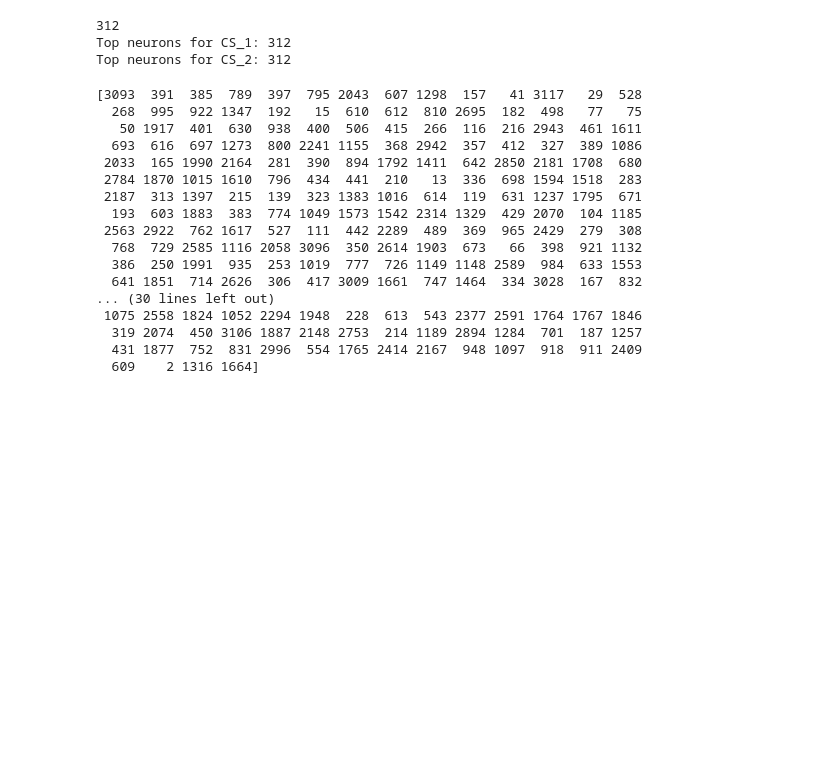
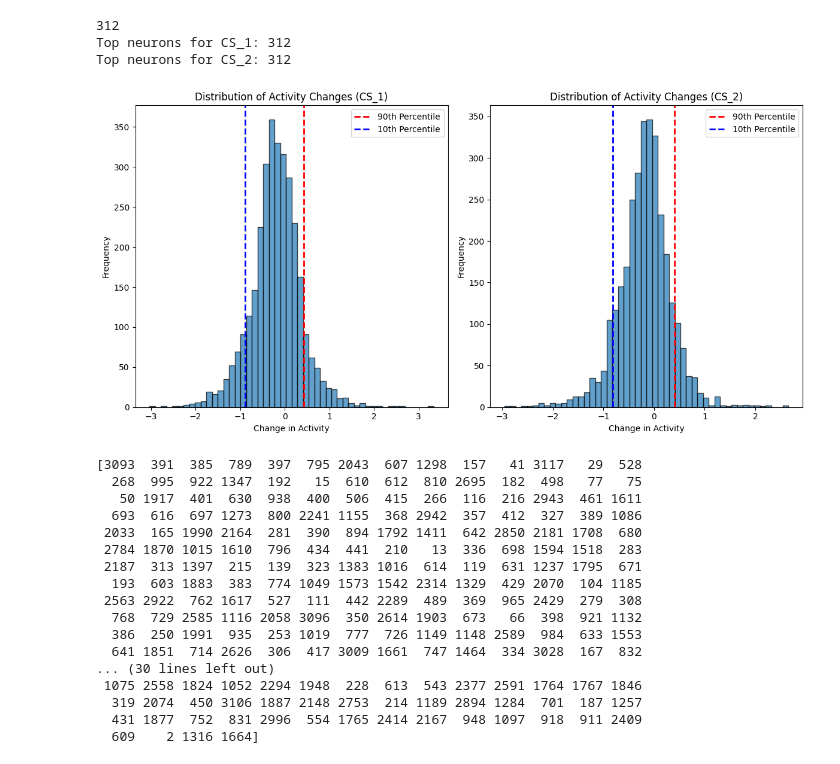
Before and after one commit to LheaLhea/representation_drift, a Jupyter notebook: direction_pred.ipynb, the cells around one changed output. Saved outputs shown, nothing was run; the diff lists cells and outputs as text; code cells hidden in the pictures; blank space fills up the shorter version.

```diff
--- a/direction_pred.ipynb
+++ b/direction_pred.ipynb
@@ -367,6 +367,34 @@ print("Top neurons for CS_2:", len(top_neurons_cs_2))
 312
 Top neurons for CS_1: 312
 Top neurons for CS_2: 312
+# %%
+# Plot the distributions
+plt.figure(figsize=(12, 6))
+
+# CS_1
+plt.subplot(1, 2, 1)
+plt.hist(change_cs_1, bins=50, alpha=0.7, edgecolor='black')
+plt.axvline(np.percentile(change_cs_1, 90), color='red', linestyle='dashed', linewidth=2, label='90th Percentile')
+plt.axvline(np.percentile(change_cs_1, 10), color='blue', linestyle='dashed', linewidth=2, label='10th Percentile')
+plt.title('Distribution of Activity Changes (CS_1)')
+plt.xlabel('Change in Activity')
+plt.ylabel('Frequency')
+plt.legend()
+
+# CS_2
+plt.subplot(1, 2, 2)
+plt.hist(change_cs_2, bins=50, alpha=0.7, edgecolor='black')
+plt.axvline(np.percentile(change_cs_2, 90), color='red', linestyle='dashed', linewidth=2, label='90th Percentile')
+plt.axvline(np.percentile(change_cs_2, 10), color='blue', linestyle='dashed', linewidth=2, label='10th Percentile')
+plt.title('Distribution of Activity Changes (CS_2)')
+plt.xlabel('Change in Activity')
+plt.ylabel('Frequency')
+plt.legend()
+
+plt.tight_layout()
+plt.show()
+# %% [output]
+[figure, added]
 # %%
 # Compute cumulative activity across all trials for each neuron
 cumulative_activity_cs_1 = mean_activity_cs_1.sum(axis=0)
```
Also changed, not shown: parts of 13 cells of this notebook.
